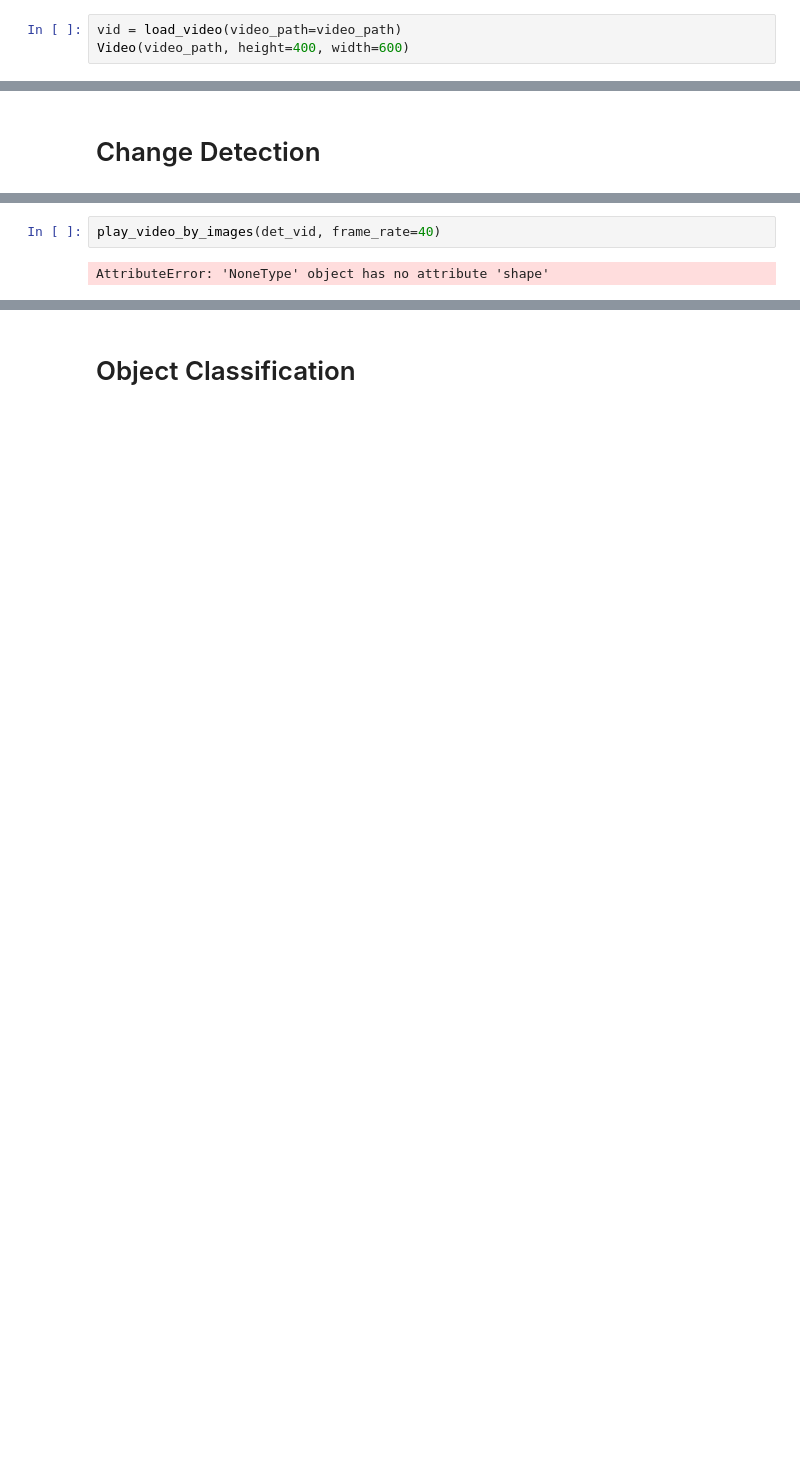
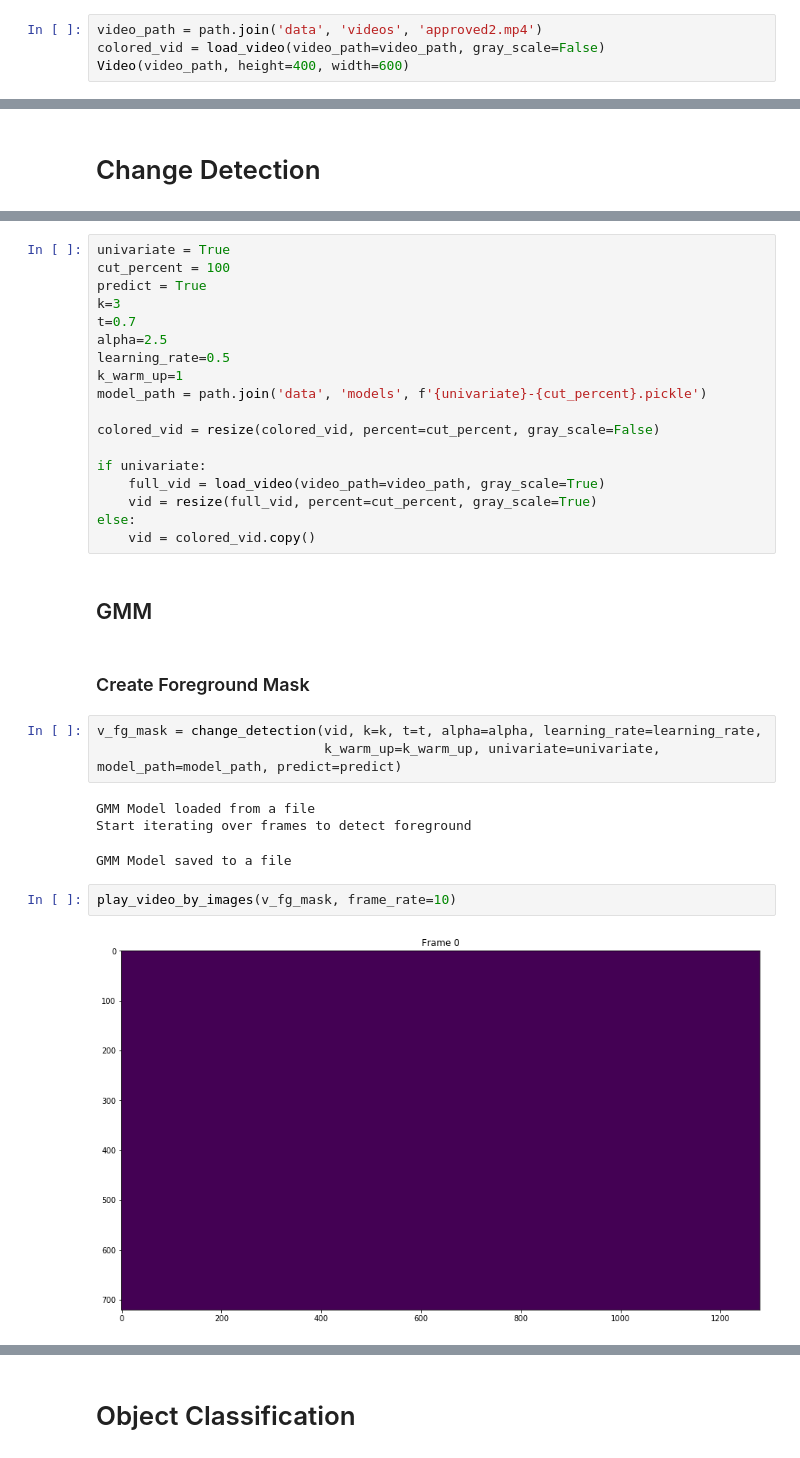
Before and after one commit to GuyAttia/sensitive_motion_detection, a Jupyter notebook: Pipeline-Alon.ipynb, the cells around one changed output, grey strips where cells are left out. Saved outputs shown, nothing was run; the diff lists cells and outputs as text; blank space fills up the shorter version.

```diff
--- a/Pipeline-Alon.ipynb
+++ b/Pipeline-Alon.ipynb
@@ -42,5 +21,6 @@ video_det_path = path.join('data', 'detected_videos', f'{video_name}.mp4')
 # %%
-vid = load_video(video_path=video_path)
+video_path = path.join('data', 'videos', 'approved2.mp4')
+colored_vid = load_video(video_path=video_path, gray_scale=False)
 Video(video_path, height=400, width=600)
 # %% [output]
 [interactive output not drawn]
@@ -136,4 +85,33 @@ det_vid = change_dection(vid)
+# %%
+univariate = True
+cut_percent = 100
+predict = True
+k=3
+t=0.7
+alpha=2.5
+learning_rate=0.5
+k_warm_up=1
+model_path = path.join('data', 'models', f'{univariate}-{cut_percent}.pickle')
+
+colored_vid = resize(colored_vid, percent=cut_percent, gray_scale=False)
+
+if univariate:
+    full_vid = load_video(video_path=video_path, gray_scale=True)
+    vid = resize(full_vid, percent=cut_percent, gray_scale=True)
+else:
+    vid = colored_vid.copy()
+# %% [markdown]
+## GMM
+# %% [markdown]
+### Create Foreground Mask
+# %%
+v_fg_mask = change_detection(vid, k=k, t=t, alpha=alpha, learning_rate=learning_rate,
+                             k_warm_up=k_warm_up, univariate=univariate, model_path=model_path, predict=predict)
+# %% [output]
+GMM Model loaded from a file
+Start iterating over frames to detect foreground
+GMM Model saved to a file
 # %%
-play_video_by_images(det_vid, frame_rate=40)
+play_video_by_images(v_fg_mask, frame_rate=10)
 # %% [output]
-AttributeError: 'NoneType' object has no attribute 'shape'
+[figure, added]
```
Also changed, not shown: parts of 43 cells of this notebook, 3 other files.
